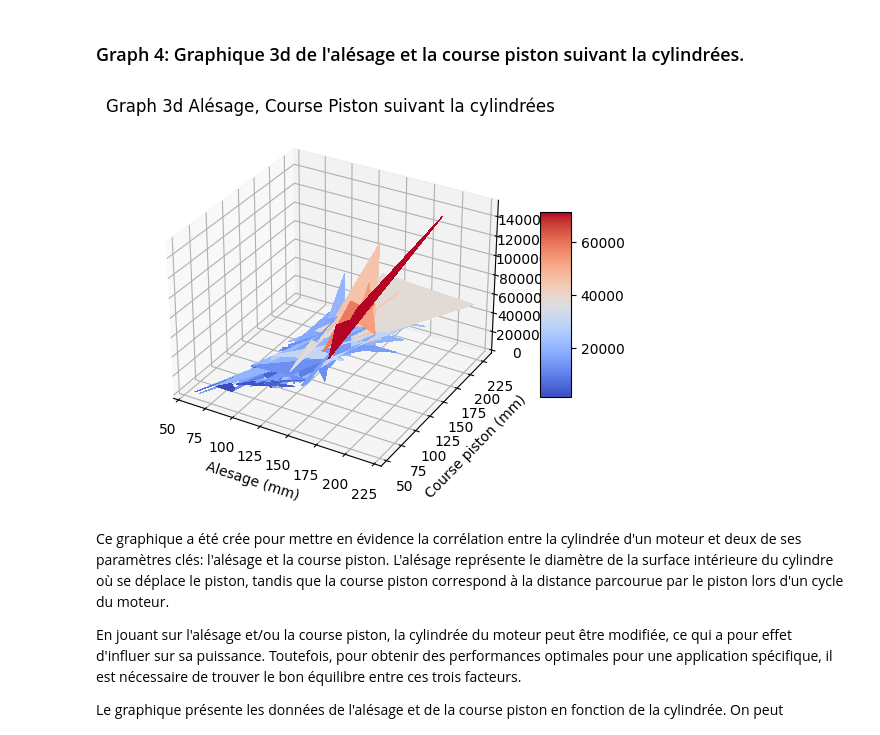
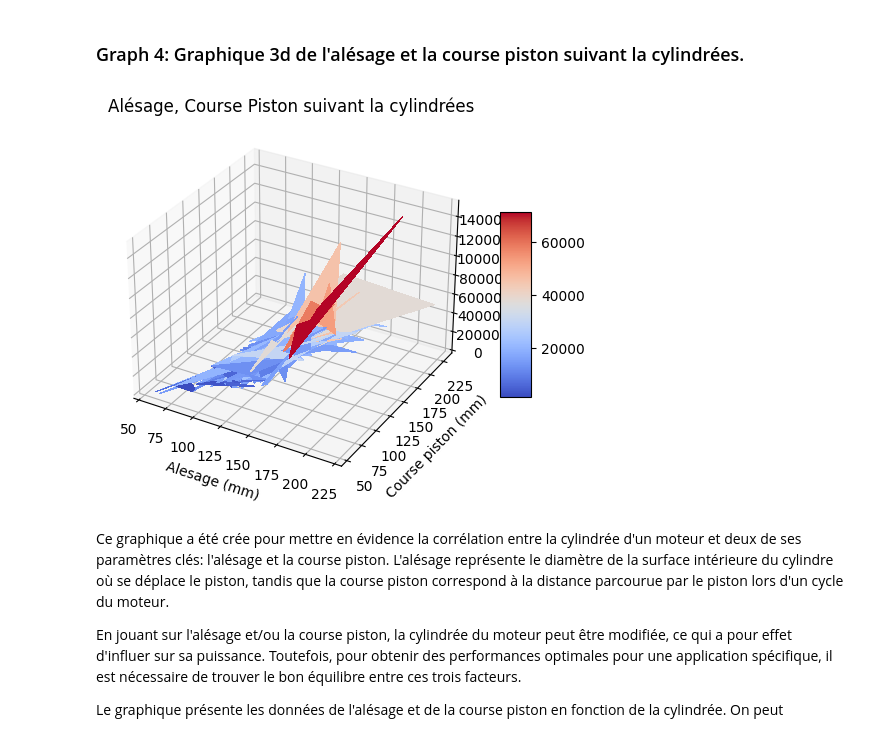
Before and after one commit to Paulciapello/Projet_Info_L2, a Jupyter notebook: main.ipynb, the cells around one changed output. Drawn from its saved outputs; the diff is of its cells as text; code cells hidden in the pictures.

```diff
--- a/main.ipynb
+++ b/main.ipynb
@@ -435,27 +435,27 @@ Cependant, d'autres facteurs tels que le coût, la maintenance et la disponibili
 # %%
 # Conversion de la colonne en matrice 2D
 z = np.reshape(df['Cylindrées_cm^3'].values, (4, -1))
 
 # Création de la figure et des axes
 fig = plt.figure()
 ax = fig.add_subplot(111, projection='3d')
 
 # Tracé du graphique 3d
 surf = ax.plot_surface(df['Alesage_mm'].values.reshape((4, -1)),
                 df['Course_Piston_mm'].values.reshape((4, -1)),
                 z, cmap=cm.coolwarm,
                 linewidth=0, antialiased=False)
 
 fig.colorbar(surf, shrink=0.5, aspect=6)
 
 # Configuration de l'affichage
 ax.set_xlabel('Alesage (mm)')
 ax.set_ylabel('Course piston (mm)')
-ax.set_title('Graph 3d Alésage, Course Piston suivant la cylindrées')
+ax.set_title('Alésage, Course Piston suivant la cylindrées')
 
 plt.show()
 # %% [output]
-[figure, old version]
+[figure, new version]
 # %% [markdown]
 Ce graphique a été crée pour mettre en évidence la corrélation entre la cylindrée d'un moteur et deux de ses paramètres clés: l'alésage et la course piston. L'alésage représente le diamètre de la surface intérieure du cylindre où se déplace le piston, tandis que la course piston correspond à la distance parcourue par le piston lors d'un cycle du moteur.
 
```
Also changed, not shown: parts of 2 cells of this notebook.
